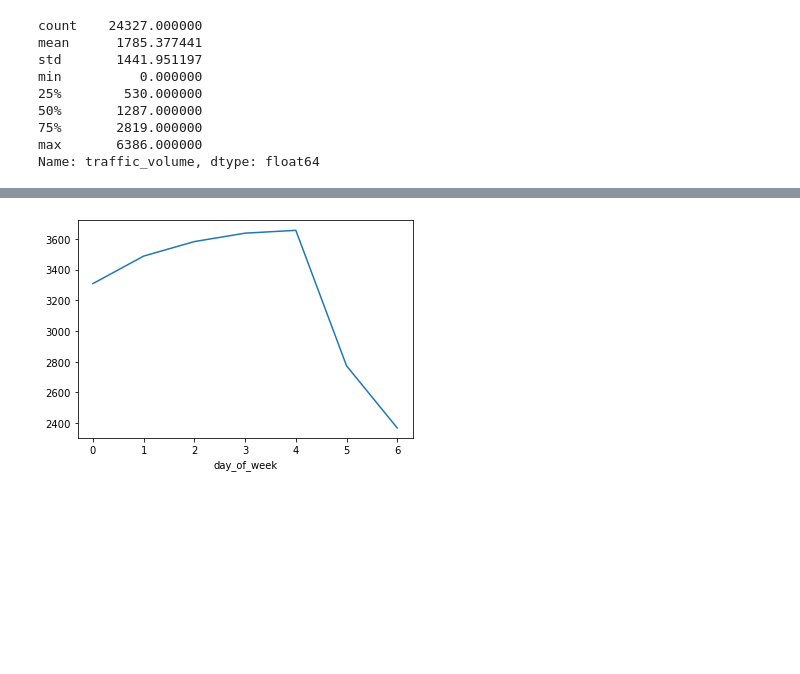
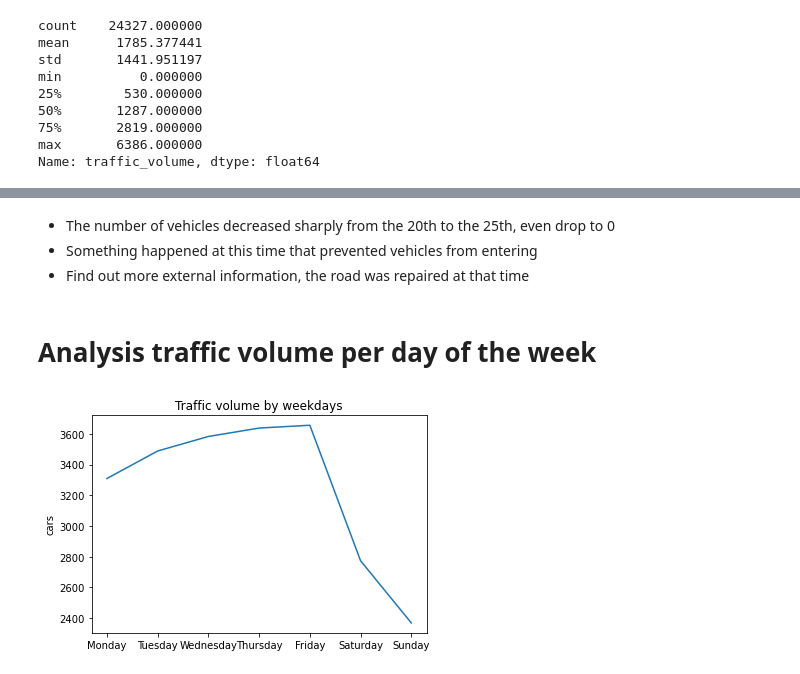
Before and after one commit to chiennguyen7165/Traffic_Volume_I-94, a Jupyter notebook: Metro_Interstate_Traffic_Volume.ipynb, the cells around one changed output, grey strips where cells are left out. Saved outputs shown, nothing was run; the diff lists cells and outputs as text; code cells hidden in the pictures; blank space fills up the shorter version.

```diff
--- a/Metro_Interstate_Traffic_Volume.ipynb
+++ b/Metro_Interstate_Traffic_Volume.ipynb
@@ -100,4 +100,7 @@ traffic['date_time'] = pd.to_datetime(traffic['date_time'])
 # %%
 import datetime as dt
 
-traffic['time'] = traffic['date_time'].dt.hour
+traffic['hour'] = traffic['date_time'].dt.hour
+traffic['month'] = traffic['date_time'].dt.month
+traffic['year'] = traffic['date_time'].dt.year
+traffic['day_of_week'] = traffic['date_time'].dt.day_of_week
@@ -252,8 +265,15 @@ Name: day_of_week, dtype: float64
+# %% [markdown]
+- The number of vehicles decreased sharply from the 20th to the 25th, even drop to 0
+- Something happened at this time that prevented vehicles from entering
+- Find out more external information, the road was repaired at that time
+# %% [markdown]
+# Analysis traffic volume per day of the week
 # %%
 traffic_day_of_week = traffic.groupby('day_of_week').mean()
-weekday = ['Monday', 'Tuesday', 'Wedsday', 'Thursday', 'Friday', 'Saturday', 'Sunday']
-plt.plot(weekday, )
-traffic_day_of_week['traffic_volume'].plot.line()
+weekday = ['Monday', 'Tuesday', 'Wednesday', 'Thursday', 'Friday', 'Saturday', 'Sunday']
+plt.plot(weekday, traffic_day_of_week['traffic_volume'])
+plt.title("Traffic volume by weekdays")
+plt.ylabel("cars")
 plt.show()
 # %% [output]
-[figure, old version]
+[figure, new version]
```
Also changed, not shown: parts of 37 cells of this notebook.
